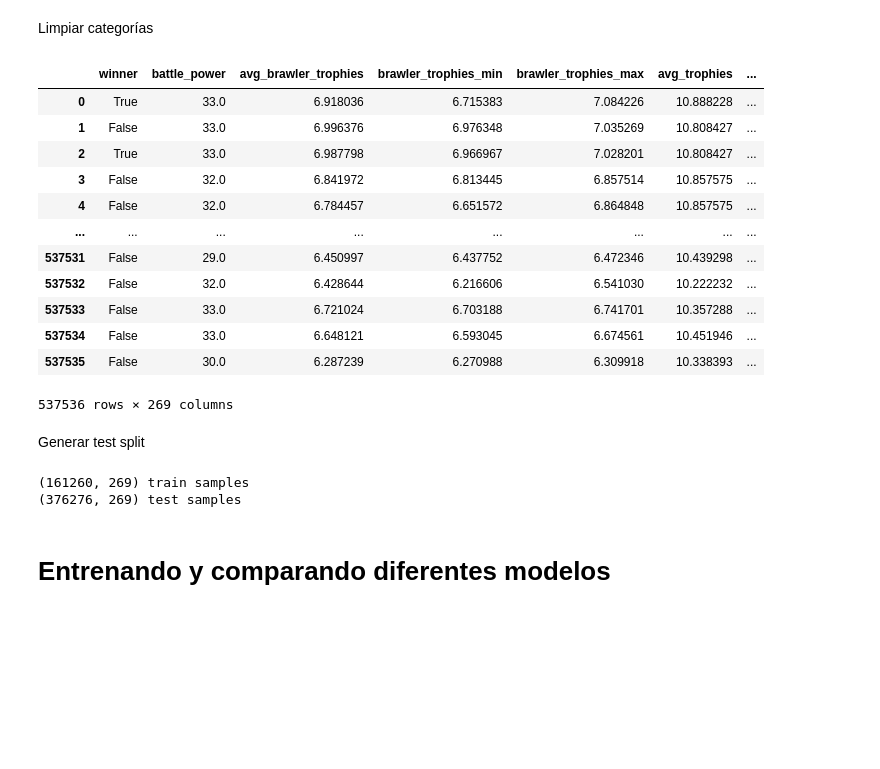
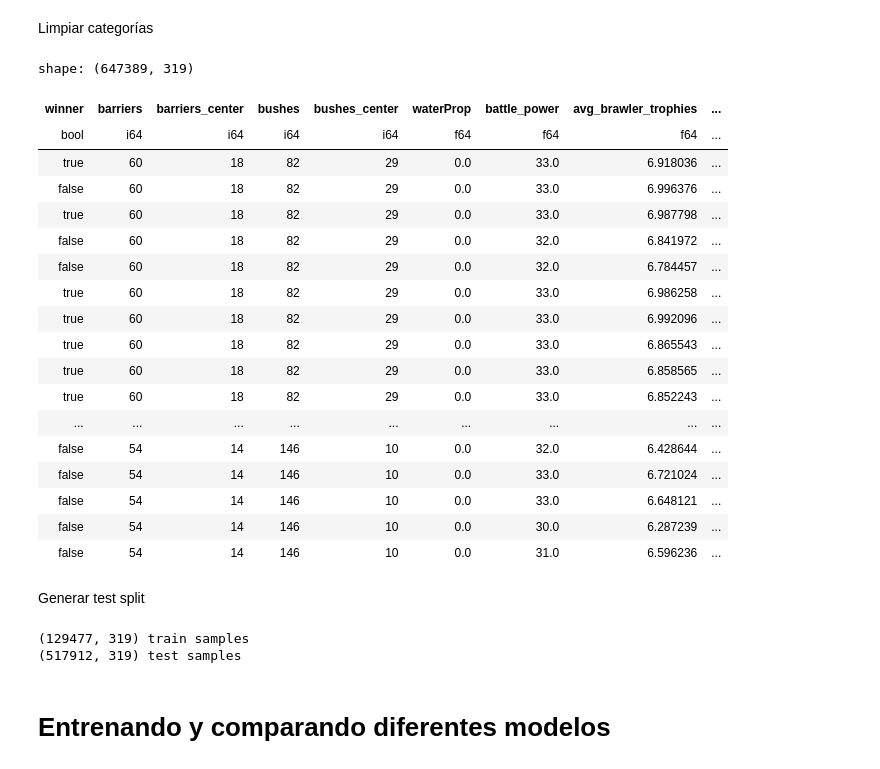
Before and after one commit to aquinteros/BrawlStars_Analytics, a Jupyter notebook: bs_neural_network.ipynb, the cells around one changed output. Drawn from its saved outputs; the diff is of its cells as text; code cells hidden in the pictures; blank space fills up the shorter version.

```diff
--- a/bs_neural_network.ipynb
+++ b/bs_neural_network.ipynb
@@ -40,0 +12,7 @@ memory usage: 130.2 MB
+# %%
+# Load data and change dtype
+data = (
+    pl.scan_parquet('datasets/teams/battlelog_train.parquet')
+    ).collect()
+
+data.columns
@@ -41,55 +89,71 @@ memory usage: 130.2 MB
 # %% [markdown]
 Limpiar categorías
 # %%
-def clean_categories(df, col, prefix):
+def one_hot_encoding(df, col, prefix):
 	"""
 	Función para convertir las etiquetas de texto a valores numéricos
 	y luego convertir los valores numéricos a "one-hot encoding"
 	"""
 
-	x = df.drop([col], axis=1)
 	y = df[col]
+	x = df.drop([col])
 
 	le = LabelEncoder()
 	y = le.fit_transform(y)
 
 	# Convertir los valores numéricos a "one-hot encoding"
-	y = utils.to_categorical(y)
+	y = pl.DataFrame(utils.to_categorical(y))
+
+	y = y.select([pl.col('column_' + str(i)).alias(prefix + '_' + item) for i, item in enumerate(le.classes_)])
 
 	# unir el dataframe con las categorias codificadas
-	df_encoded = pd.concat([x, pd.DataFrame(y, columns=[prefix + '_' + c for c in le.classes_])], axis=1)
+	df_encoded = pl.concat([x, y], how='horizontal')
 
 	return df_encoded
 
-data = clean_categories(data, 'event_mode', 'EV')
-data = clean_categories(data, 'event_map', 'MP')
-data = clean_categories(data, 'battle_player1_brawler_name', 'P1')
-data = clean_categories(data, 'battle_player2_brawler_name', 'P2')
-data = clean_categories(data, 'battle_player3_brawler_name', 'P3')
+data = one_hot_encoding(data, 'event_mode', 'EV')
+data = one_hot_encoding(data, 'event_map', 'MP')
+data = one_hot_encoding(data, 'battle_player1_brawler_Class', 'C1')
+data = one_hot_encoding(data, 'battle_player2_brawler_Class', 'C2')
+data = one_hot_encoding(data, 'battle_player3_brawler_Class', 'C3')
+data = one_hot_encoding(data, 'battle_player1_brawler_Role', 'R1')
+data = one_hot_encoding(data, 'battle_player2_brawler_Role', 'R2')
+data = one_hot_encoding(data, 'battle_player3_brawler_Role', 'R3')
+data = one_hot_encoding(data, 'battle_player1_brawler_name', 'P1')
+data = one_hot_encoding(data, 'battle_player2_brawler_name', 'P2')
+data = one_hot_encoding(data, 'battle_player3_brawler_name', 'P3')
 data
 # %% [output]
+shape: (647389, 319)
-|  | winner | battle_power | avg_brawler_trophies | brawler_trophies_min | brawler_trophies_max | avg_trophies | ... |
-| 0 | True | 33.0 | 6.918036 | 6.715383 | 7.084226 | 10.888228 | ... |
-| 1 | False | 33.0 | 6.996376 | 6.976348 | 7.035269 | 10.808427 | ... |
-| 2 | True | 33.0 | 6.987798 | 6.966967 | 7.028201 | 10.808427 | ... |
-| 3 | False | 32.0 | 6.841972 | 6.813445 | 6.857514 | 10.857575 | ... |
-| 4 | False | 32.0 | 6.784457 | 6.651572 | 6.864848 | 10.857575 | ... |
-| ... | ... | ... | ... | ... | ... | ... | ... |
-| 537531 | False | 29.0 | 6.450997 | 6.437752 | 6.472346 | 10.439298 | ... |
-| 537532 | False | 32.0 | 6.428644 | 6.216606 | 6.541030 | 10.222232 | ... |
-| 537533 | False | 33.0 | 6.721024 | 6.703188 | 6.741701 | 10.357288 | ... |
-| 537534 | False | 33.0 | 6.648121 | 6.593045 | 6.674561 | 10.451946 | ... |
-| 537535 | False | 30.0 | 6.287239 | 6.270988 | 6.309918 | 10.338393 | ... |
+| winner | barriers | barriers_center | bushes | bushes_center | waterProp | battle_power | avg_brawler_trophies | ... |
+| bool | i64 | i64 | i64 | i64 | f64 | f64 | f64 | ... |
+| true | 60 | 18 | 82 | 29 | 0.0 | 33.0 | 6.918036 | ... |
+| false | 60 | 18 | 82 | 29 | 0.0 | 33.0 | 6.996376 | ... |
+| true | 60 | 18 | 82 | 29 | 0.0 | 33.0 | 6.987798 | ... |
+| false | 60 | 18 | 82 | 29 | 0.0 | 32.0 | 6.841972 | ... |
+| false | 60 | 18 | 82 | 29 | 0.0 | 32.0 | 6.784457 | ... |
+| true | 60 | 18 | 82 | 29 | 0.0 | 33.0 | 6.986258 | ... |
+| true | 60 | 18 | 82 | 29 | 0.0 | 33.0 | 6.992096 | ... |
+| true | 60 | 18 | 82 | 29 | 0.0 | 33.0 | 6.865543 | ... |
+| true | 60 | 18 | 82 | 29 | 0.0 | 33.0 | 6.858565 | ... |
+| true | 60 | 18 | 82 | 29 | 0.0 | 33.0 | 6.852243 | ... |
+| ... | ... | ... | ... | ... | ... | ... | ... | ... |
+| false | 54 | 14 | 146 | 10 | 0.0 | 32.0 | 6.428644 | ... |
+| false | 54 | 14 | 146 | 10 | 0.0 | 33.0 | 6.721024 | ... |
+| false | 54 | 14 | 146 | 10 | 0.0 | 33.0 | 6.648121 | ... |
+| false | 54 | 14 | 146 | 10 | 0.0 | 30.0 | 6.287239 | ... |
+| false | 54 | 14 | 146 | 10 | 0.0 | 31.0 | 6.596236 | ... |
-537536 rows × 269 columns
 # %% [markdown]
 Generar test split
 # %%
 seed=14690
 
-train, test = train_test_split(data, test_size = 0.7, random_state=seed)
+data = data.to_pandas()
+
+train, test = train_test_split(data, test_size = 0.8, random_state=seed)
 
 print(str(train.shape) + " train samples")
 print(str(test.shape) + " test samples")
 # %% [output]
-(161260, 269) train samples
-(376276, 269) test samples
+(129477, 319) train samples
+(517912, 319) test samples
```
Also changed, not shown: parts of 13 cells of this notebook, 1 other file.
